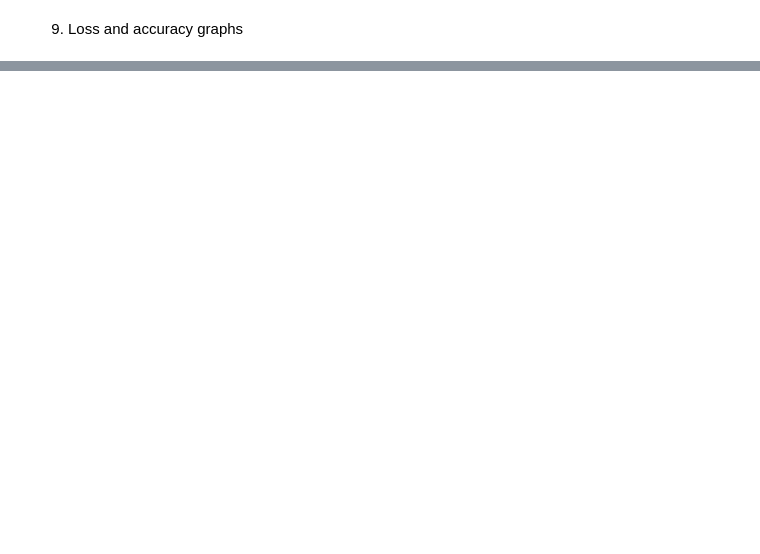
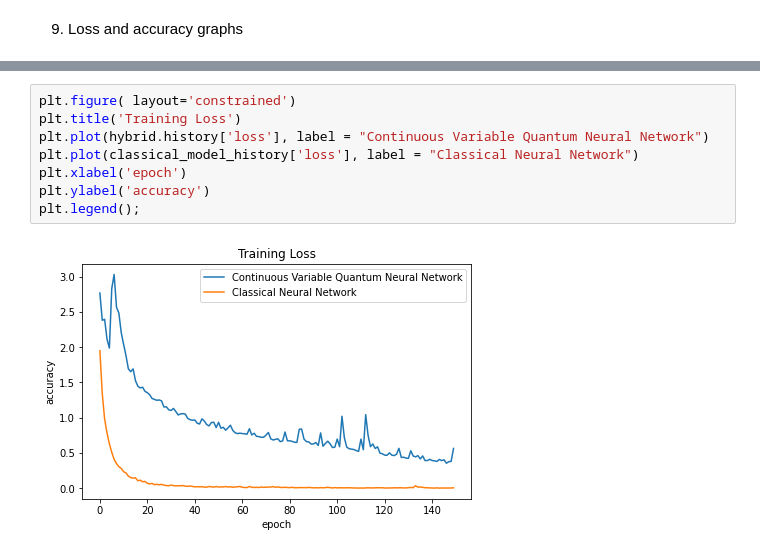
Before and after one commit to abuammarsami/CSE499.06-QML-, a Jupyter notebook: QML_2_qumode (1).ipynb, the cells around one changed output, grey strips where cells are left out. Saved outputs shown, nothing was run; the diff lists cells and outputs as text; blank space fills up the shorter version.

```diff
--- a/QML_2_qumode (1).ipynb
+++ b/QML_2_qumode (1).ipynb
@@ -236,0 +371,10 @@ plt.show()
+# %%
+plt.figure( layout='constrained')
+plt.title('Training Loss')
+plt.plot(hybrid.history['loss'], label = "Continuous Variable Quantum Neural Network")
+plt.plot(classical_model_history['loss'], label = "Classical Neural Network")
+plt.xlabel('epoch')
+plt.ylabel('accuracy')
+plt.legend();
+# %% [output]
+[figure, added]
```
Also changed, not shown: parts of 27 cells of this notebook, 24 other files.
